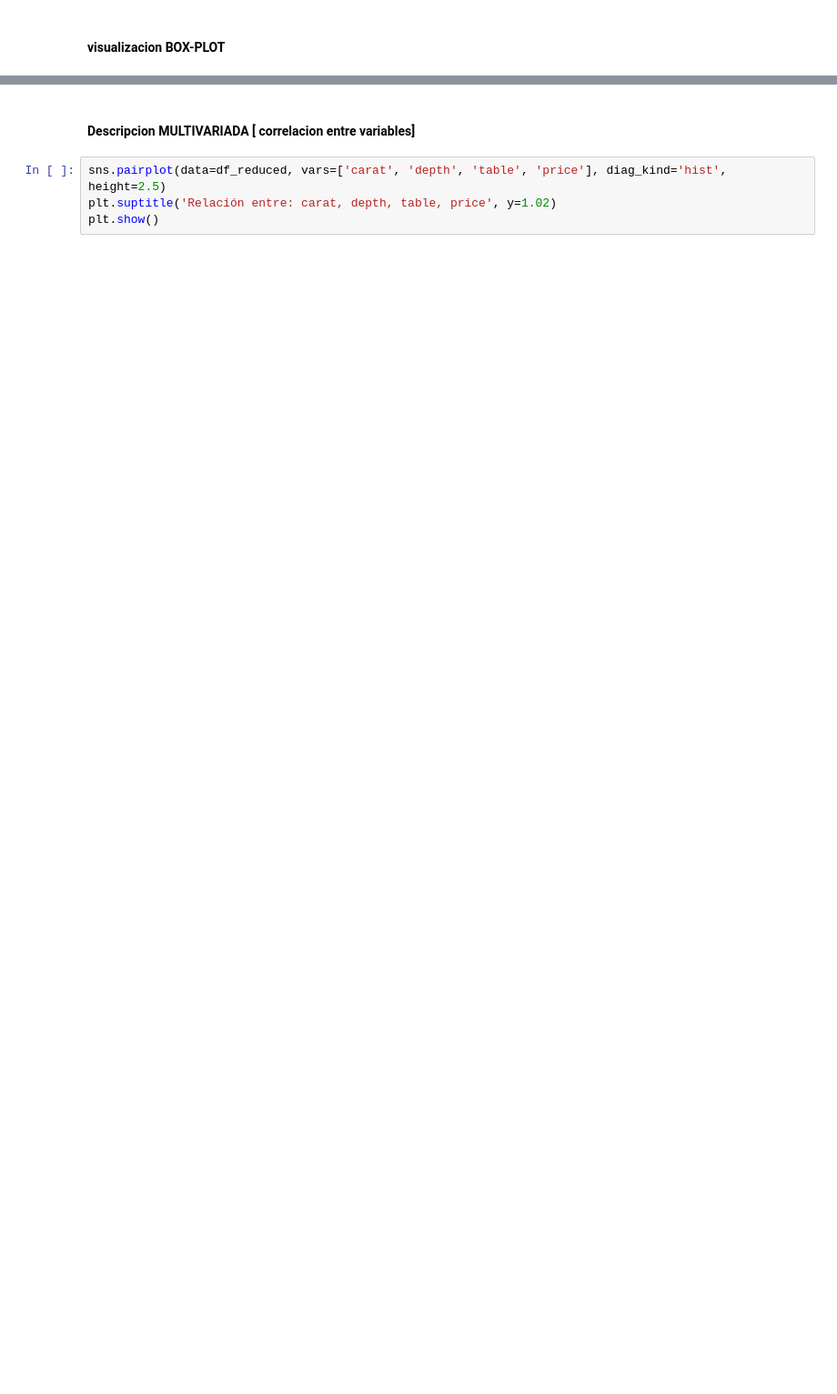
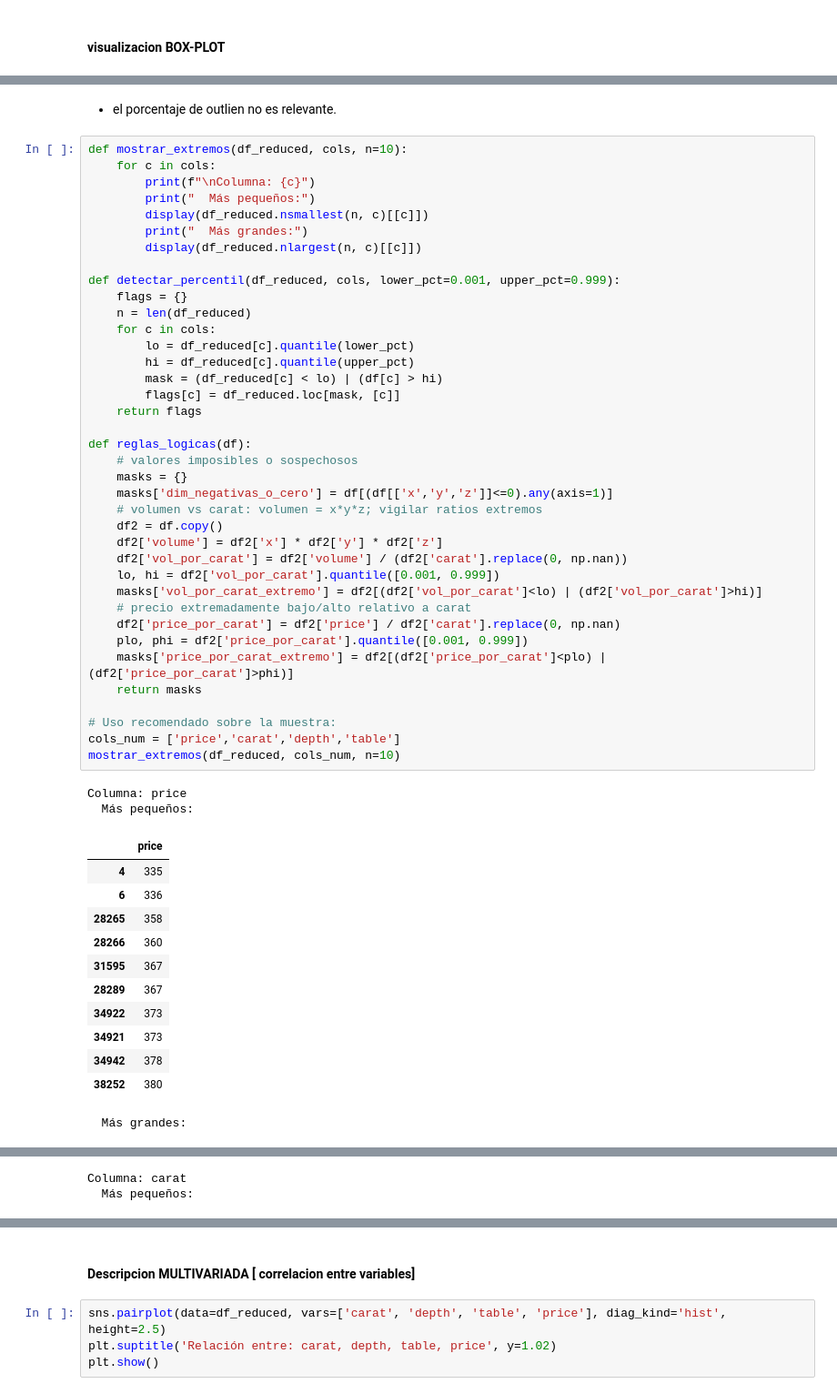
Before and after one commit to MarcoCasSir/LaboratorioDataScience, a Jupyter notebook: act4/diamonds_marco_casati.ipynb, the cells around one changed output, grey strips where cells are left out. Shown at 91% size. Drawn from its saved outputs; the diff is of its cells as text; blank space fills up the shorter version.

```diff
--- a/act4/diamonds_marco_casati.ipynb
+++ b/act4/diamonds_marco_casati.ipynb
@@ -491,0 +555,55 @@ plt.show()
+# %% [markdown]
+- el porcentaje de outlien no es relevante.
+# %%
+def mostrar_extremos(df_reduced, cols, n=10):
+    for c in cols:
+        print(f"\nColumna: {c}")
+        print("  Más pequeños:")
+        display(df_reduced.nsmallest(n, c)[[c]])
+        print("  Más grandes:")
+        display(df_reduced.nlargest(n, c)[[c]])
+
+def detectar_percentil(df_reduced, cols, lower_pct=0.001, upper_pct=0.999):
+    flags = {}
+    n = len(df_reduced)
+    for c in cols:
+        lo = df_reduced[c].quantile(lower_pct)
+        hi = df_reduced[c].quantile(upper_pct)
+        mask = (df_reduced[c] < lo) | (df[c] > hi)
+        flags[c] = df_reduced.loc[mask, [c]]
+    return flags
+
+def reglas_logicas(df):
+    # valores imposibles o sospechosos
+    masks = {}
+    masks['dim_negativas_o_cero'] = df[(df[['x','y','z']]<=0).any(axis=1)]
+    # volumen vs carat: volumen = x*y*z; vigilar ratios extremos
+    df2 = df.copy()
+    df2['volume'] = df2['x'] * df2['y'] * df2['z']
+    df2['vol_por_carat'] = df2['volume'] / (df2['carat'].replace(0, np.nan))
+    lo, hi = df2['vol_por_carat'].quantile([0.001, 0.999])
+    masks['vol_por_carat_extremo'] = df2[(df2['vol_por_carat']<lo) | (df2['vol_por_carat']>hi)]
+    # precio extremadamente bajo/alto relativo a carat
+    df2['price_por_carat'] = df2['price'] / df2['carat'].replace(0, np.nan)
+    plo, phi = df2['price_por_carat'].quantile([0.001, 0.999])
+    masks['price_por_carat_extremo'] = df2[(df2['price_por_carat']<plo) | (df2['price_por_carat']>phi)]
+    return masks
+
+# Uso recomendado sobre la muestra:
+cols_num = ['price','carat','depth','table']
+mostrar_extremos(df_reduced, cols_num, n=10)
+# %% [output]
+Columna: price
+  Más pequeños:
+|  | price |
+| 4 | 335 |
+| 6 | 336 |
+| 28265 | 358 |
+| 28266 | 360 |
+| 31595 | 367 |
+| 28289 | 367 |
+| 34922 | 373 |
+| 34921 | 373 |
+| 34942 | 378 |
+| 38252 | 380 |
+  Más grandes:
@@ -491,0 +621,2 @@ plt.show()
+Columna: carat
+  Más pequeños:
```
Also changed, not shown: parts of 53 cells of this notebook.
